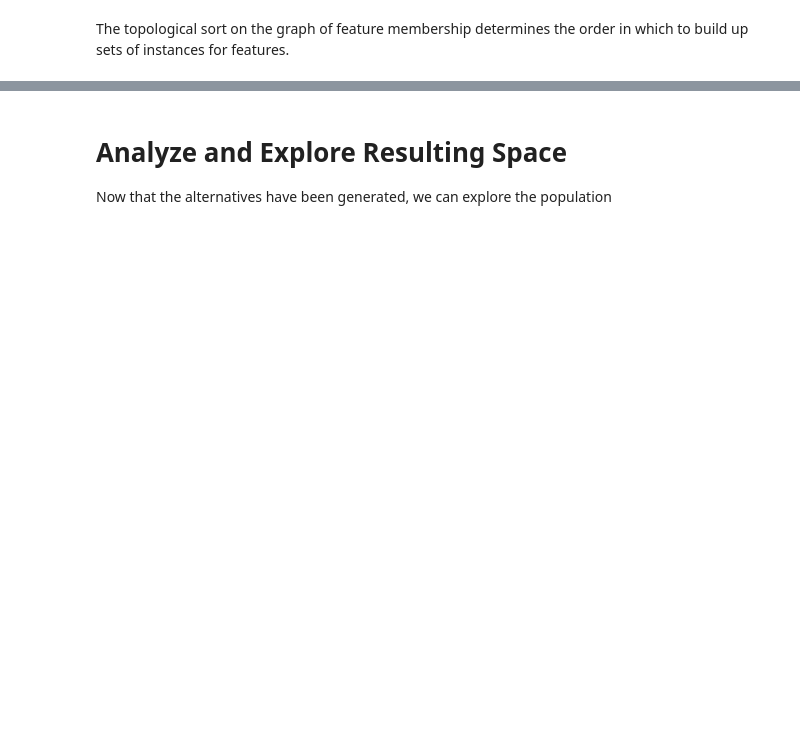
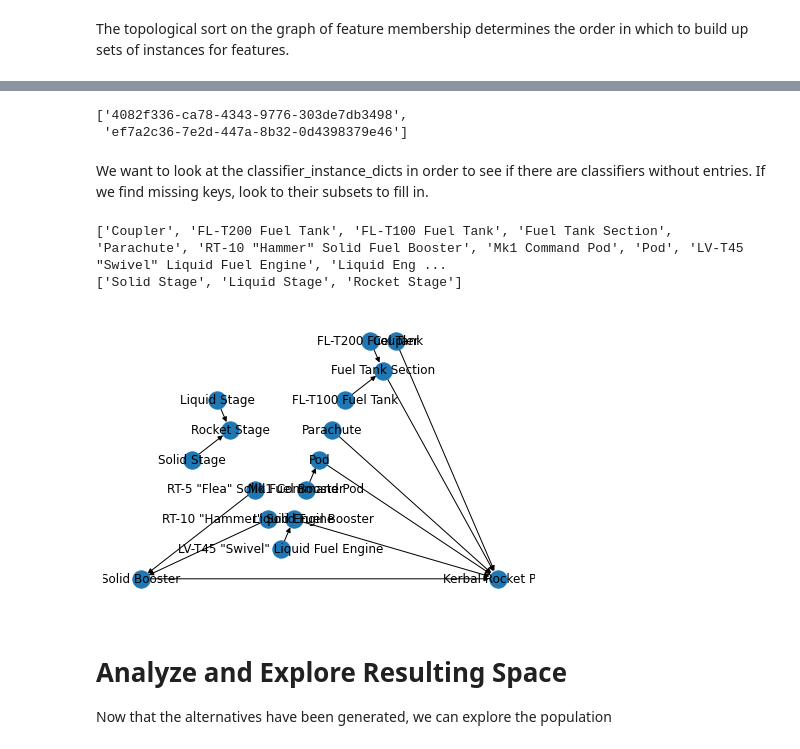
Before and after one commit to bjorncole/pyMBE, a Jupyter notebook: notebooks/Kerbal Model.ipynb, the cells around one changed output, grey strips where cells are left out. Drawn from its saved outputs; the diff is of its cells as text; code cells hidden in the pictures; blank space fills up the shorter version.

```diff
--- a/notebooks/Kerbal Model.ipynb
+++ b/notebooks/Kerbal Model.ipynb
@@ -920,0 +822,21 @@ for indx, feature_sequence_dictionary in enumerate(feature_sequence_dictionaries
+# %%
+class_roots = [node for node in superclassing_graph.nodes if superclassing_graph.out_degree(node) == 0]
+class_roots
+# %% [output]
+['4082f336-ca78-4343-9776-303de7db3498',
+ 'ef7a2c36-7e2d-447a-8b32-0d4398379e46']
+# %% [markdown]
+We want to look at the classifier_instance_dicts in order to see if there are classifiers without entries. If we find missing keys, look to their subsets to fill in.
+# %%
+sorted_class_groups = []
+
+for comp in NX.connected_components(superclassing_graph.to_undirected()):
+    component_list = []
+    connected_sub = NX.subgraph(superclassing_graph, list(comp))
+    sorted_class_groups.append(
+        [node for node in NX.topological_sort(connected_sub)]
+    )
+    print([get_name_by_id(node) for node in NX.topological_sort(connected_sub)])
+# %% [output]
+['Coupler', 'FL-T200 Fuel Tank', 'FL-T100 Fuel Tank', 'Fuel Tank Section', 'Parachute', 'RT-10 "Hammer" Solid Fuel Booster', 'Mk1 Command Pod', 'Pod', 'LV-T45 "Swivel" Liquid Fuel Engine', 'Liquid Eng ...
+['Solid Stage', 'Liquid Stage', 'Rocket Stage']
@@ -921,3 +873,7 @@ for indx, feature_sequence_dictionary in enumerate(feature_sequence_dictionaries
+# %%
+NX.draw_planar(superclassing_graph, labels=superclassing_graph_labels)
+# %% [output]
+[figure, added]
 # %% [markdown]
 # Analyze and Explore Resulting Space
 
```
Also changed, not shown: parts of 123 cells of this notebook.
